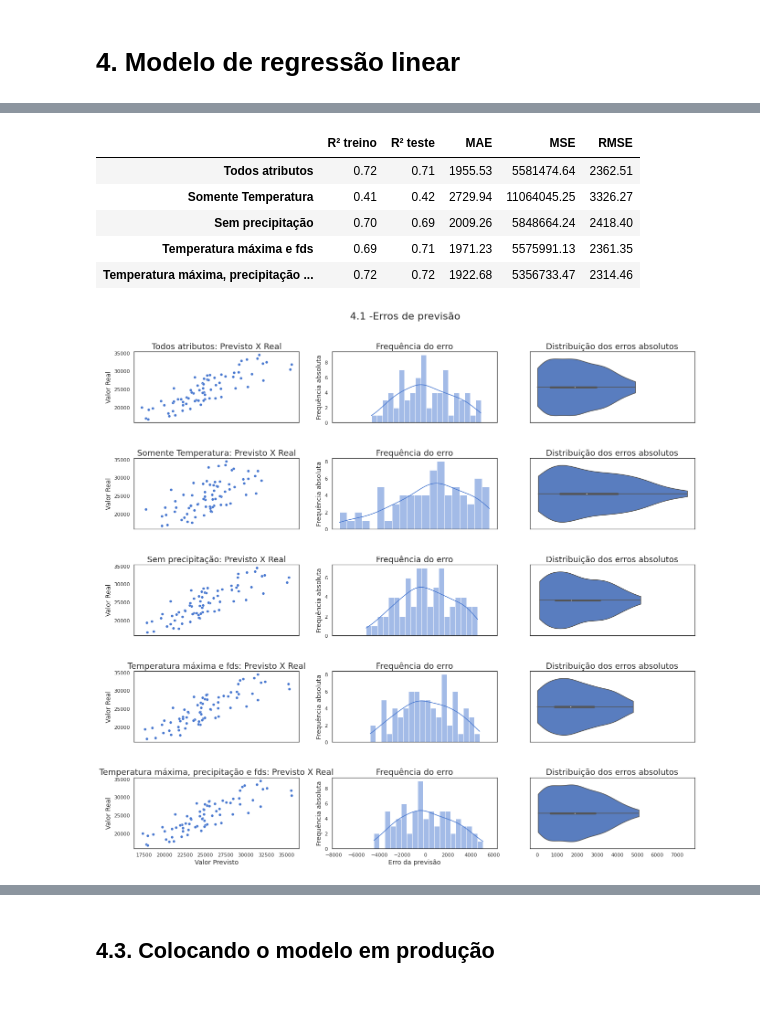
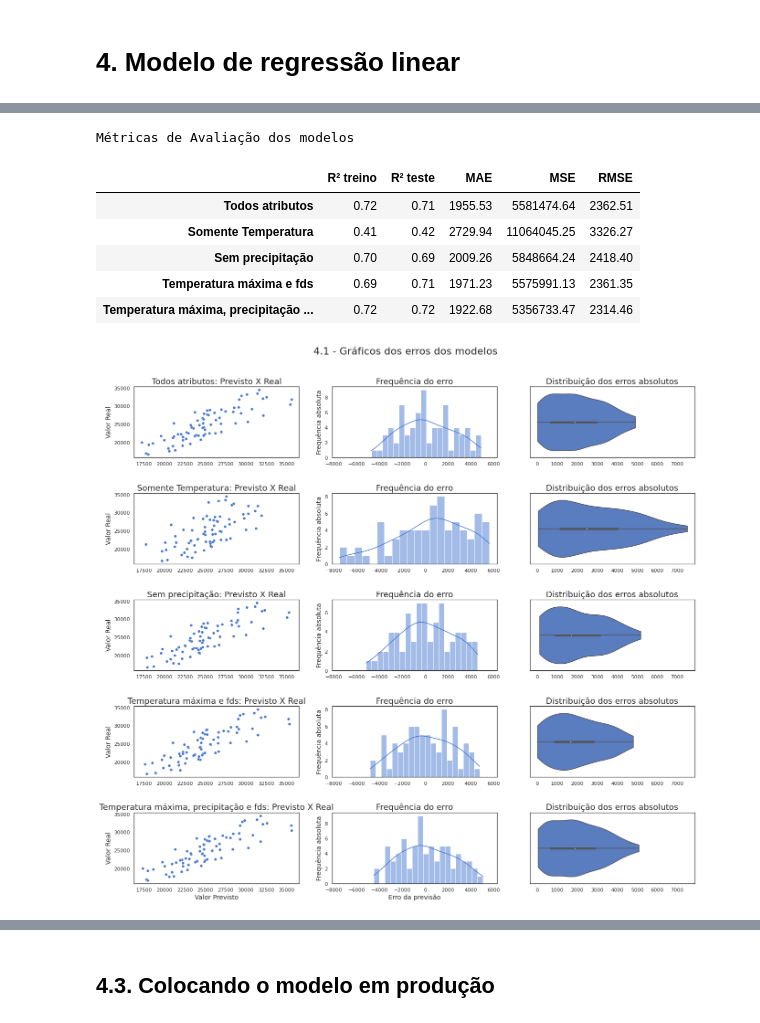
Before and after one commit to ciencia-dados-ifsp-grupo5/Beer-Consumption, a Jupyter notebook: notebooks/Beer_Consumption.ipynb, the cells around one changed output, grey strips where cells are left out. Drawn from its saved outputs; the diff is of its cells as text; code cells hidden in the pictures.

Commit message:
fix: api query images

```diff
--- a/notebooks/Beer_Consumption.ipynb
+++ b/notebooks/Beer_Consumption.ipynb
@@ -352,8 +404,9 @@ pd.DataFrame(
     [(r.r2_train, r.r2_test, r.mae, r.mse, r.rmse) for r in results],
     columns=['R² treino', 'R² teste', 'MAE', 'MSE', 'RMSE'],
     index=[r.name for r in results]
-).round(2)
+).style.format('{:.2f}').set_caption('<b>Métricas de Avaliação dos modelos</b>')
 # %% [output]
+Métricas de Avaliação dos modelos
 |  | R² treino | R² teste | MAE | MSE | RMSE |
 | Todos atributos | 0.72 | 0.71 | 1955.53 | 5581474.64 | 2362.51 |
 | Somente Temperatura | 0.41 | 0.42 | 2729.94 | 11064045.25 | 3326.27 |
@@ -363,23 +416,27 @@ pd.DataFrame(
 # %%
 fig, axs = plt.subplots(nrows=len(results), ncols=3, sharex='col', figsize=(22, 4*len(results)))
 
 for i, result in enumerate(results):
 
     # Gráfico de Dispersão: Valores reais vs preditos
     ax = sns.scatterplot(x=result.y_pred, y=result.y_test, ax=axs[i][0])
     ax.set(title=f'{result.name}: Previsto X Real', xlabel='Valor Previsto', ylabel='Valor Real')
+    ax.xaxis.set_tick_params(which='both', labelbottom=True)
 
     # Histograma: Erro
     ax = sns.histplot(result.y_pred - result.y_test, bins=20, kde=True, ax=axs[i][1])
     ax.set(title=f'Frequência do erro', xlabel='Erro da previsão', ylabel='Frequência absoluta')
+    ax.xaxis.set_tick_params(which='both', labelbottom=True)
 
     # Violinplot: Distribuição dos erros
     ax = sns.violinplot(x=abs(result.y_pred - result.y_test), cut=0, ax=axs[i][2])
     ax.set(title=f'Distribuição dos erros absolutos', xlabel='')
+    ax.xaxis.set_tick_params(which='both', labelbottom=True)
 
 plt.subplots_adjust(hspace = 0.5 )
-fig.suptitle('4.1 -Erros de previsão', fontsize=22, y=0.94)
+fig.suptitle('4.1 - Gráficos dos erros dos modelos', fontsize=22, y=0.94)
+
 plt.show()
 # %% [output]
-[figure, old version]
+[figure, new version]
 # %% [markdown]
```
Also changed, not shown: parts of 6 cells of this notebook, 4 other files.
